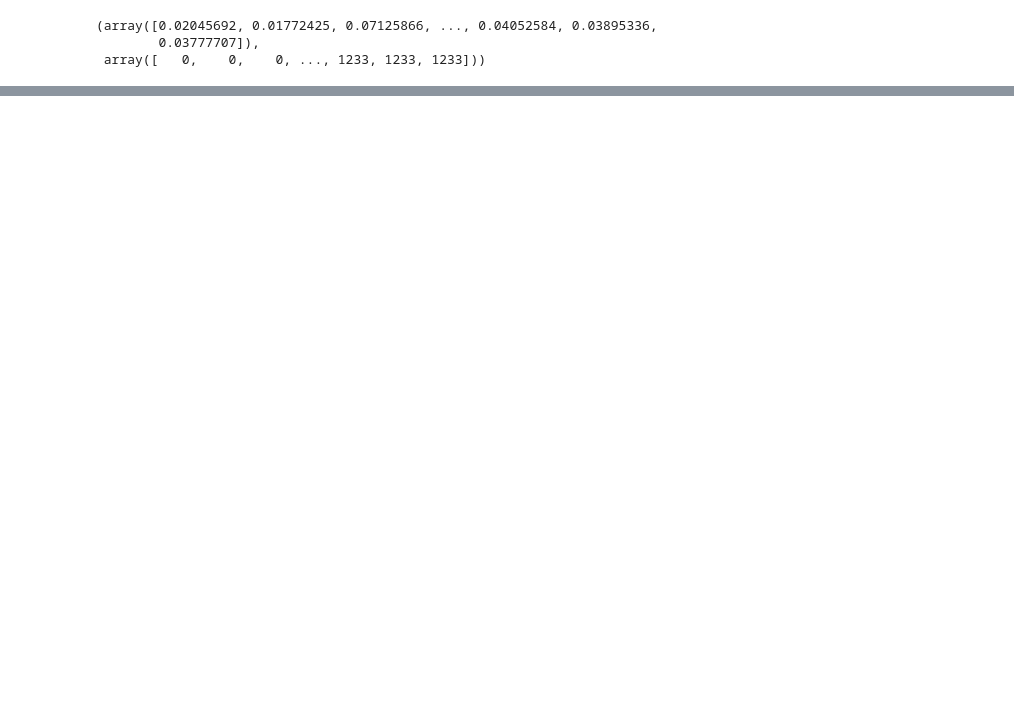
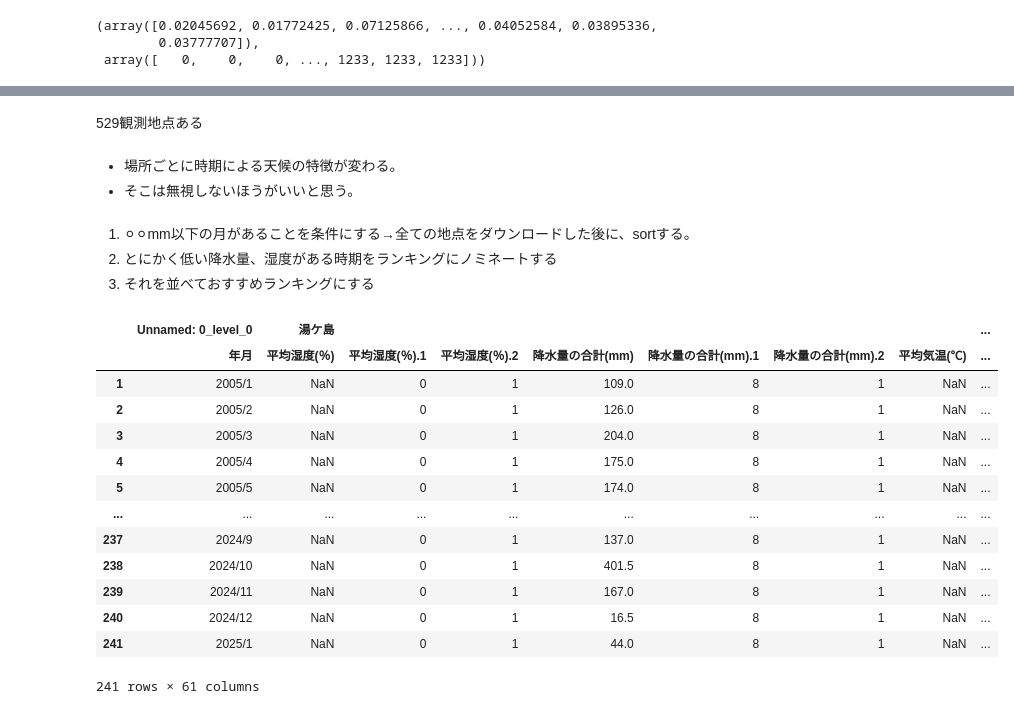
Before and after one commit to kanonyonezu/Mapping-Unseen, a Jupyter notebook: explore.ipynb, the cells around one changed output, grey strips where cells are left out. Cells and saved outputs as stored; diff of their text form; code cells hidden in the pictures; blank space fills up the shorter version.

```diff
--- a/explore.ipynb
+++ b/explore.ipynb
@@ -692,0 +743,9 @@ active_station_df.iloc[[706,710,714]]
+# %% [markdown]
+529観測地点ある
+# %% [markdown]
+- 場所ごとに時期による天候の特徴が変わる。
+- そこは無視しないほうがいいと思う。
+# %% [markdown]
+1. ⚪︎⚪︎mm以下の月があることを条件にする→全ての地点をダウンロードした後に、sortする。
+2. とにかく低い降水量、湿度がある時期をランキングにノミネートする
+3. それを並べておすすめランキングにする
@@ -692,0 +755,17 @@ active_station_df.iloc[[706,710,714]]
+# %%
+sample_weather_monthly2
+# %% [output]
+|  | Unnamed: 0_level_0 | 湯ケ島 |  |  |  |  |  |  | ... |
+|  | 年月 | 平均湿度(％) | 平均湿度(％).1 | 平均湿度(％).2 | 降水量の合計(mm) | 降水量の合計(mm).1 | 降水量の合計(mm).2 | 平均気温(℃) | ... |
+| 1 | 2005/1 | NaN | 0 | 1 | 109.0 | 8 | 1 | NaN | ... |
+| 2 | 2005/2 | NaN | 0 | 1 | 126.0 | 8 | 1 | NaN | ... |
+| 3 | 2005/3 | NaN | 0 | 1 | 204.0 | 8 | 1 | NaN | ... |
+| 4 | 2005/4 | NaN | 0 | 1 | 175.0 | 8 | 1 | NaN | ... |
+| 5 | 2005/5 | NaN | 0 | 1 | 174.0 | 8 | 1 | NaN | ... |
+| ... | ... | ... | ... | ... | ... | ... | ... | ... | ... |
+| 237 | 2024/9 | NaN | 0 | 1 | 137.0 | 8 | 1 | NaN | ... |
+| 238 | 2024/10 | NaN | 0 | 1 | 401.5 | 8 | 1 | NaN | ... |
+| 239 | 2024/11 | NaN | 0 | 1 | 167.0 | 8 | 1 | NaN | ... |
+| 240 | 2024/12 | NaN | 0 | 1 | 16.5 | 8 | 1 | NaN | ... |
+| 241 | 2025/1 | NaN | 0 | 1 | 44.0 | 8 | 1 | NaN | ... |
+241 rows × 61 columns
```
Also changed, not shown: parts of 23 cells of this notebook, 4 other files.
